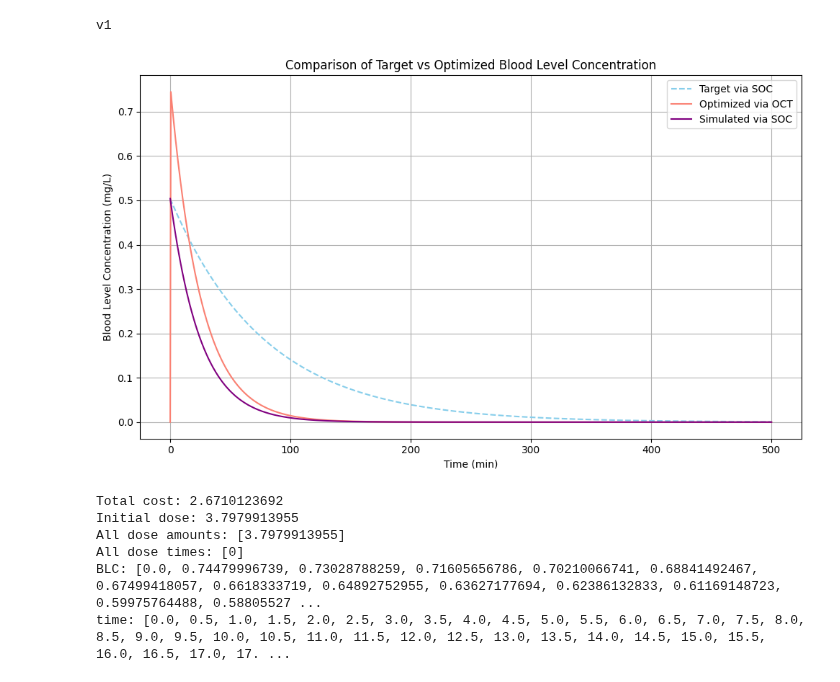
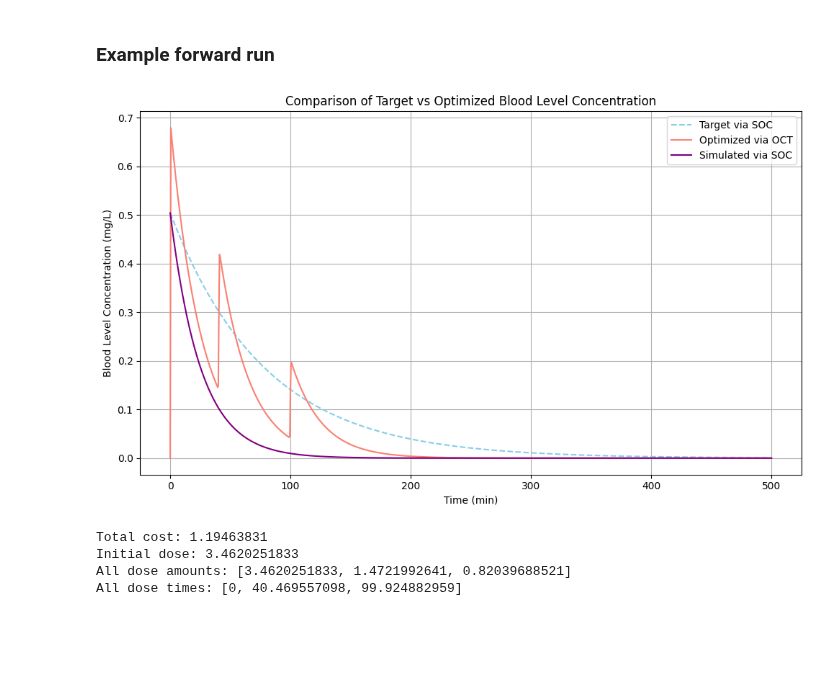
Before and after one commit to Bliz33333/cyp-vincristine, a Jupyter notebook: code/gekko-package.ipynb, the cells around one changed output. Saved outputs shown, nothing was run; the diff lists cells and outputs as text; code cells hidden in the pictures; blank space fills up the shorter version.

```diff
--- a/code/gekko-package.ipynb
+++ b/code/gekko-package.ipynb
@@ -173,10 +176,10 @@ def optimize_dosing(n_admin, V_max_mut, k_m_mut, V_max_wt, k_m_wt, dose_wt, BV,
         'doses': dose_params,
         'times': time_params,
         'params': {
-            'V_max_u_mut': V_max_u_mut,
-            'k_m_u_mut': k_m_u_mut,
-            'V_max_u_wt': V_max_u_wt,
-            'k_m_u_wt': k_m_u_wt,
+            'V_max_mut': V_max_mut,
+            'k_m_mut': k_m_mut,
+            'V_max_wt': V_max_wt,
+            'k_m_wt': k_m_wt,
             'dose_wt': dose_wt,
             't_step': t_step
         },
@@ -191,11 +194,14 @@ def convert_units(V_max, k_m, pmol_cyp, mm_drug):
     k_m_updated = k_m * (10 ** -2) * mm_drug
 
     return V_max_updated, k_m_updated
+# %% [markdown]
+### Example forward run
 # %%
 # Define variables
 
-n_admin = 1 # CHANGE THIS; must be 1-5 for this framework
+n_admin = 3 # CHANGE THIS; number of dose administrations OCT gives; must be 1-5 for this framework
 
+# Target blood level concentration
 V_max_u_wt = 3.5              # pmol/min per pmol cyp
 k_m_u_wt = 16                 # umol/L
 
@@ -203,48 +209,43 @@ k_m_u_wt = 16                 # umol/L
 V_max_u_mut = 8.2              # pmol/min per pmol cyp
 k_m_u_mut = 12                 # umol/L
 
 #example slow metabolizer case
 #V_max_u_mut = 2              # pmol/min per pmol cyp
 #k_m_u_mut = 32                # umol/L
 
 #example average metabolizer case (same as wild type)
 #V_max_u_mut = 3.5              # pmol/min per pmol cyp
 #k_m_u_mut = 16                 # umol/L
 
-# Set
+# Set relevant parameters
 dose_u = 1.4               # [mg/m^2]
 BV_u = 5                   # L
 BV = BV_u
 BSA_u = 1.8                # m^2
 dose_wt = dose_u * BSA_u   # mg
 pmol_cyp = 2929510         # pmol cyp
 mm_cyp = 57343             # g/mol for cyp
 mm_drug = 825              # g/mol for vincristine
 
 t_max = 500                # min
 t_step = 0.5               # min
 
-
-# Call the functions
-
 # Convert units
 V_max_wt, k_m_wt = convert_units(V_max_u_wt, k_m_u_wt, pmol_cyp, mm_drug)
 V_max_mut, k_m_mut = convert_units(V_max_u_mut, k_m_u_mut, pmol_cyp, mm_drug)
 
 # Conduct forward run and OCT optimization
 results = optimize_dosing(n_admin, V_max_mut, k_m_mut, V_max_wt, k_m_wt, dose_wt, BV, BSA_u, t_max, t_step, w1=1, w2=1/200, plot=True)
 # %% [output]
-v1
-[figure, old version]
+[figure, new version]
 # %%
 # Let's see the results
 print("Total cost:", results['cost'])
 print("Initial dose:", results['initial_dose'])
 print("All dose amounts:", results['doses'])
 print("All dose times:", results['times'])
-print("BLC:", results['C_B_mut'])
-
-print("time:", results['time'])
+#print("BLC:", results['C_B_mut'])
+#print("time:", results['time'])
 
 # For plotting or analysis ...
 C_B_target = results['C_B_target']
@@ -252,9 +253,7 @@ C_B_mut = results['C_B_mut']
 C_B_pat = results['C_B_pat']
 time = results['time']
 # %% [output]
-Total cost: 2.6710123692
-Initial dose: 3.7979913955
-All dose amounts: [3.7979913955]
-All dose times: [0]
-BLC: [0.0, 0.74479996739, 0.73028788259, 0.71605656786, 0.70210066741, 0.68841492467, 0.67499418057, 0.6618333719, 0.64892752955, 0.63627177694, 0.62386132833, 0.61169148723, 0.59975764488, 0.58805527 ...
-time: [0.0, 0.5, 1.0, 1.5, 2.0, 2.5, 3.0, 3.5, 4.0, 4.5, 5.0, 5.5, 6.0, 6.5, 7.0, 7.5, 8.0, 8.5, 9.0, 9.5, 10.0, 10.5, 11.0, 11.5, 12.0, 12.5, 13.0, 13.5, 14.0, 14.5, 15.0, 15.5, 16.0, 16.5, 17.0, 17. ...
+Total cost: 1.19463831
+Initial dose: 3.4620251833
+All dose amounts: [3.4620251833, 1.4721992641, 0.82039688521]
+All dose times: [0, 40.469557098, 99.924882959]
```
Also changed, not shown: parts of 16 cells of this notebook.
